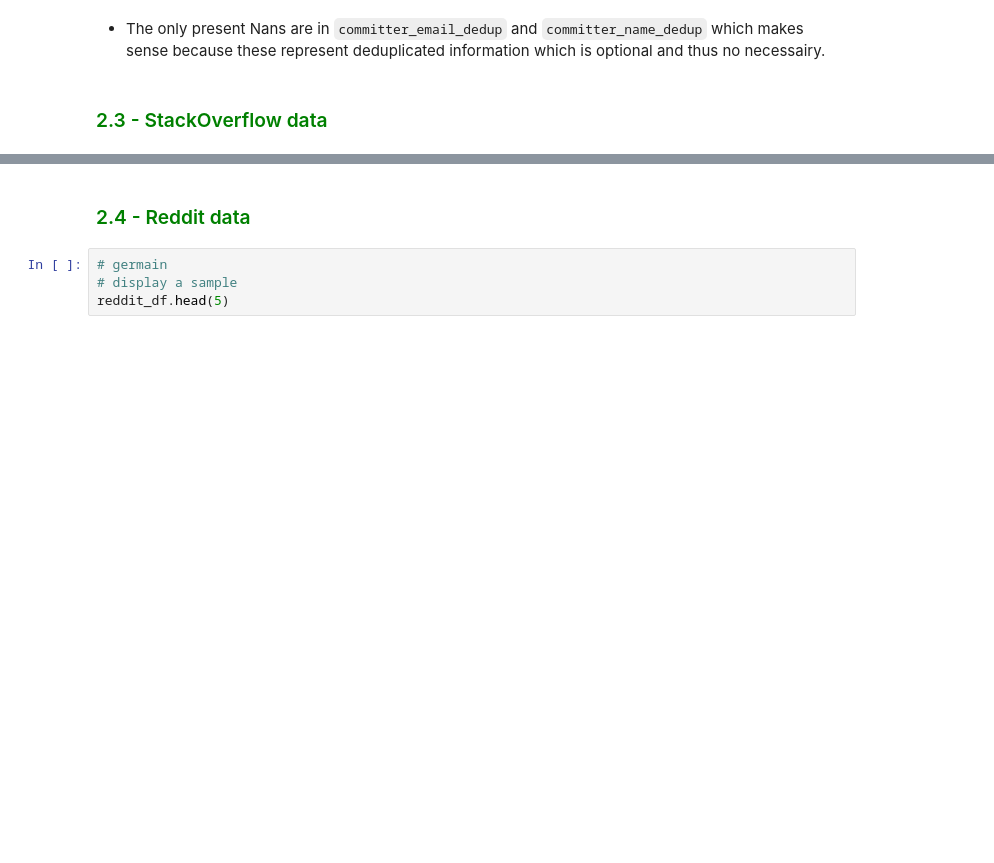
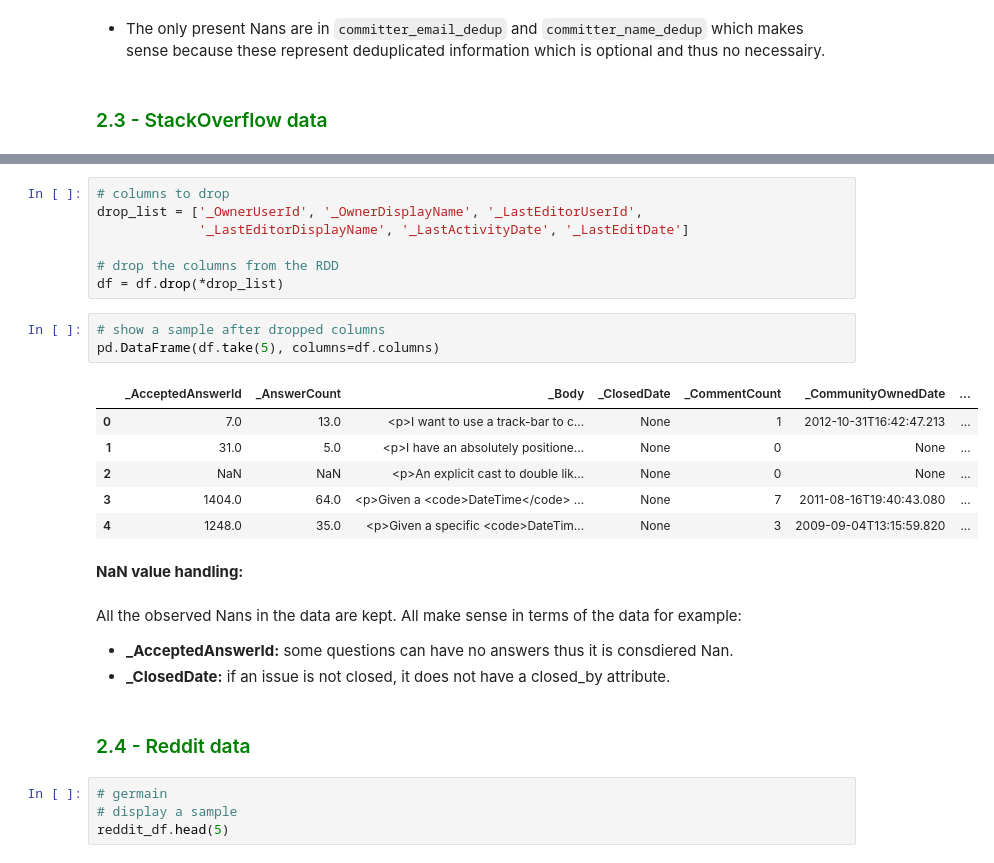
Before and after one commit to GermainZ/AppliedDataAnalysisProject, a Jupyter notebook: data_pipeline.ipynb, the cells around one changed output, grey strips where cells are left out. Cells and saved outputs as stored; diff of their text form; blank space fills up the shorter version.

```diff
--- a/data_pipeline.ipynb
+++ b/data_pipeline.ipynb
@@ -283,3 +288,26 @@ stackoverflow_df.isnull().sum()
+# %%
+# columns to drop
+drop_list = ['_OwnerUserId', '_OwnerDisplayName', '_LastEditorUserId',
+             '_LastEditorDisplayName', '_LastActivityDate', '_LastEditDate']
+
+# drop the columns from the RDD
+df = df.drop(*drop_list)
+# %%
+# show a sample after dropped columns
+pd.DataFrame(df.take(5), columns=df.columns)
+# %% [output]
+|  | _AcceptedAnswerId | _AnswerCount | _Body | _ClosedDate | _CommentCount | _CommunityOwnedDate | ... |
+| 0 | 7.0 | 13.0 | <p>I want to use a track-bar to c... | None | 1 | 2012-10-31T16:42:47.213 | ... |
+| 1 | 31.0 | 5.0 | <p>I have an absolutely positione... | None | 0 | None | ... |
+| 2 | NaN | NaN | <p>An explicit cast to double lik... | None | 0 | None | ... |
+| 3 | 1404.0 | 64.0 | <p>Given a <code>DateTime</code> ... | None | 7 | 2011-08-16T19:40:43.080 | ... |
+| 4 | 1248.0 | 35.0 | <p>Given a specific <code>DateTim... | None | 3 | 2009-09-04T13:15:59.820 | ... |
+# %% [markdown]
+**NaN value handling:**
+# %% [markdown]
+All the observed Nans in the data are kept. All make sense in terms of the data for example:
+- **_AcceptedAnswerId:** some questions can have no answers thus it is consdiered Nan.
+- **_ClosedDate:** if an issue is not closed, it does not have a closed_by attribute.
 # %% [markdown]
 ### <span style='color:green'> 2.4 - Reddit data</span>
 # %%
```
Also changed, not shown: parts of 20 cells of this notebook.
